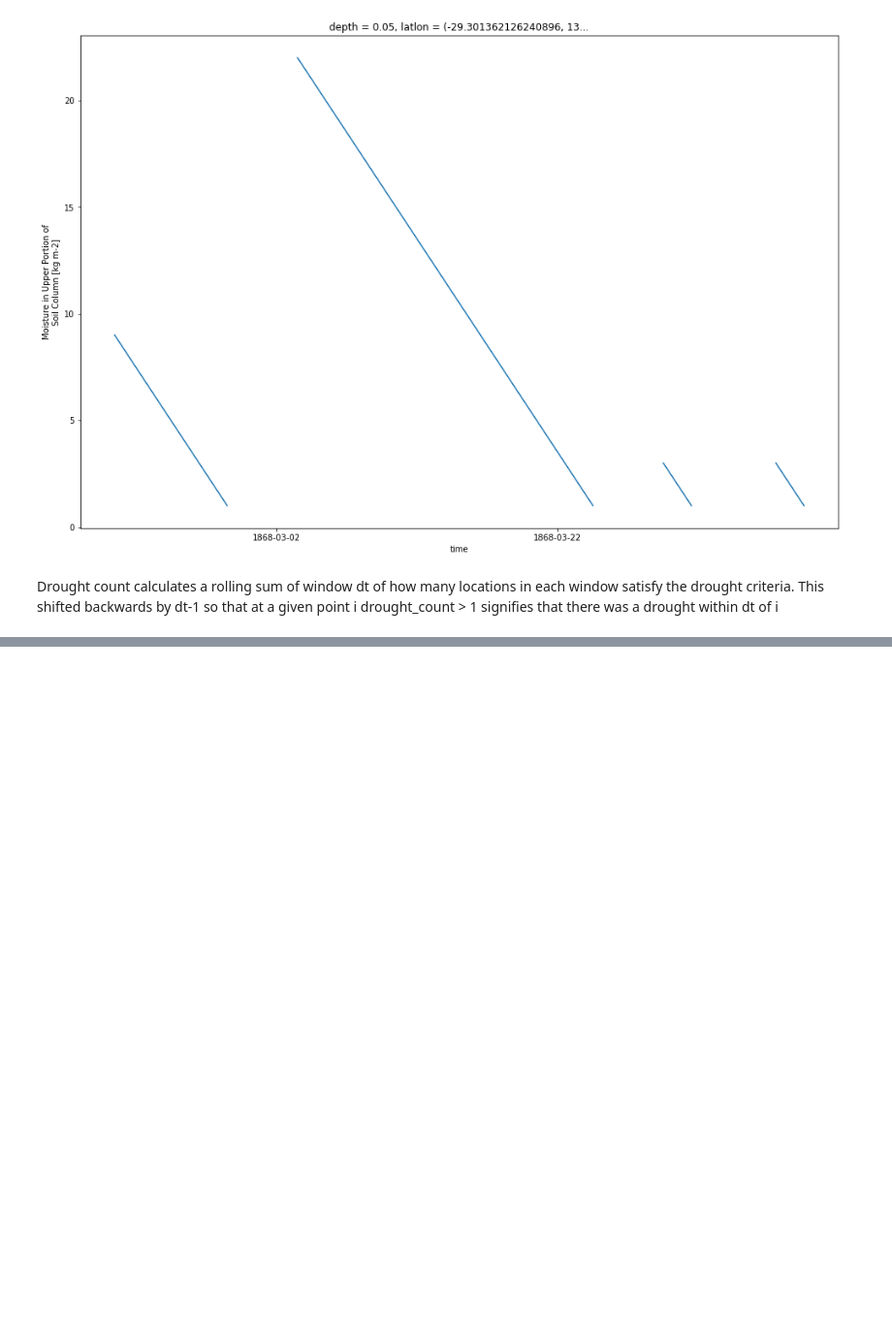
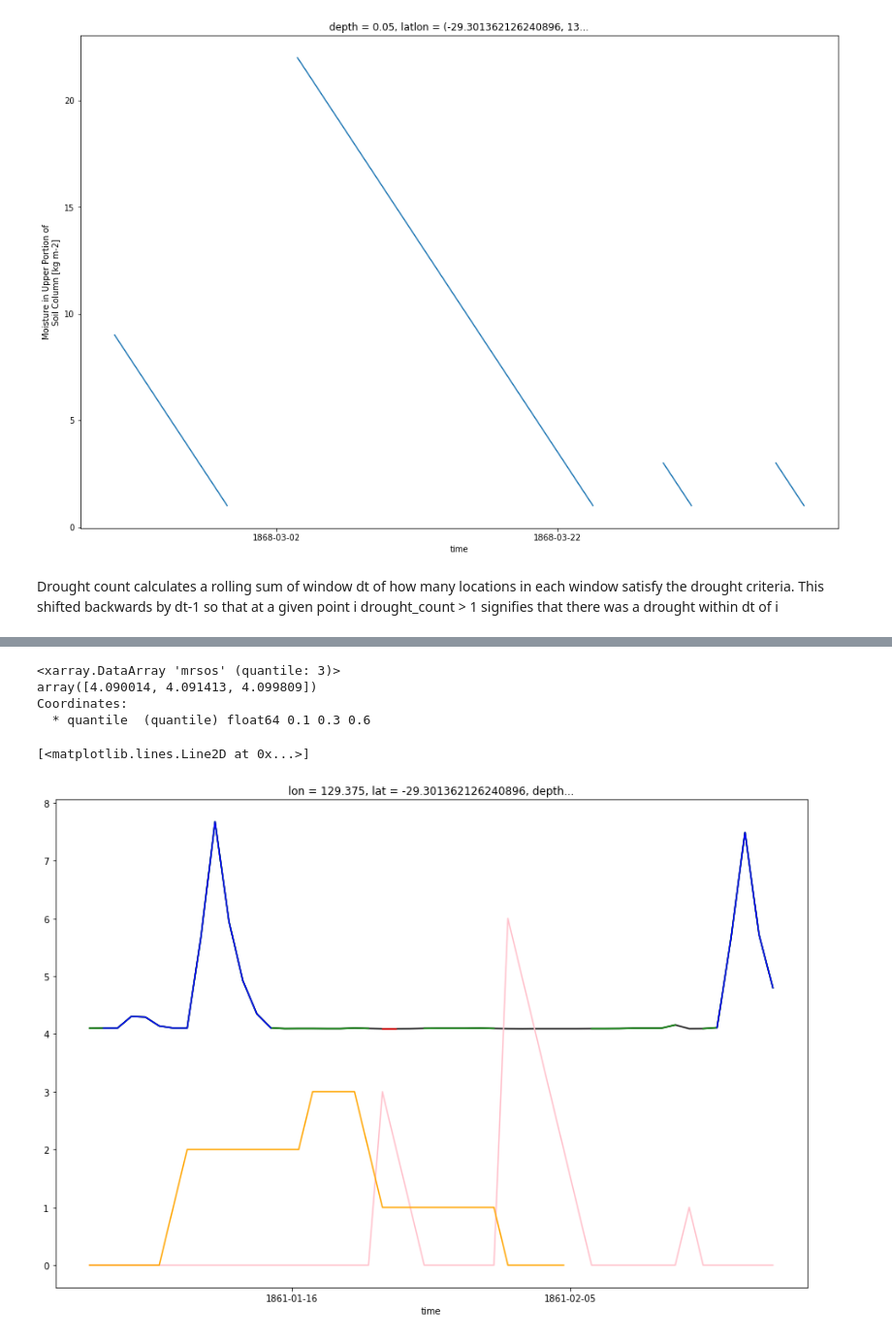
Before and after one commit to aidanheerdegen/flash_drought, a Jupyter notebook: Whole array approach.ipynb, the cells around one changed output, grey strips where cells are left out. Shown at 97% size. Drawn from its saved outputs; the diff is of its cells as text; code cells hidden in the pictures; blank space fills up the shorter version.

```diff
--- a/Whole array approach.ipynb
+++ b/Whole array approach.ipynb
@@ -164,0 +193,23 @@ result.groupby('time.season').mean(dim='time').to_netcdf('result.nc')
+# %%
+tsperc = ts.quantile([0.1,0.3,0.6])
+tsperc
+# %% [output]
+<xarray.DataArray 'mrsos' (quantile: 3)>
+array([4.090014, 4.091413, 4.099809])
+Coordinates:
+  * quantile  (quantile) float64 0.1 0.3 0.6
+# %%
+tsindices = data=np.arange(ts.shape[0])
+ts_moist = ts.copy(data=tsindices).where(ts>=tsperc[1]).bfill(dim='time')-tsindices
+# %%
+ts_drought_count = (ts<tsperc.values[0]).rolling(time=dt).sum().shift(time=-(dt+1))
+# %%
+ts.plot(size=10,color='black')
+ts.where(ts>=tsperc[1]).plot(color='green')
+ts.where(ts>=tsperc[2]).plot(color='blue')
+ts.where(ts<tsperc[0]).plot(color='red')
+ts_moist.plot(color='pink')
+ts_drought_count.plot(color='orange')
+# %% [output]
+[<matplotlib.lines.Line2D at 0x...>]
+[figure, added]
```
Also changed, not shown: parts of 16 cells of this notebook.
